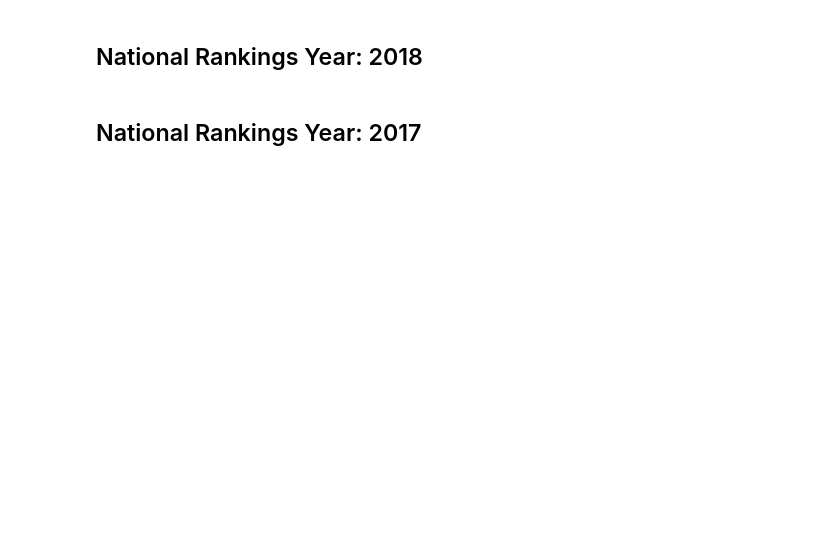
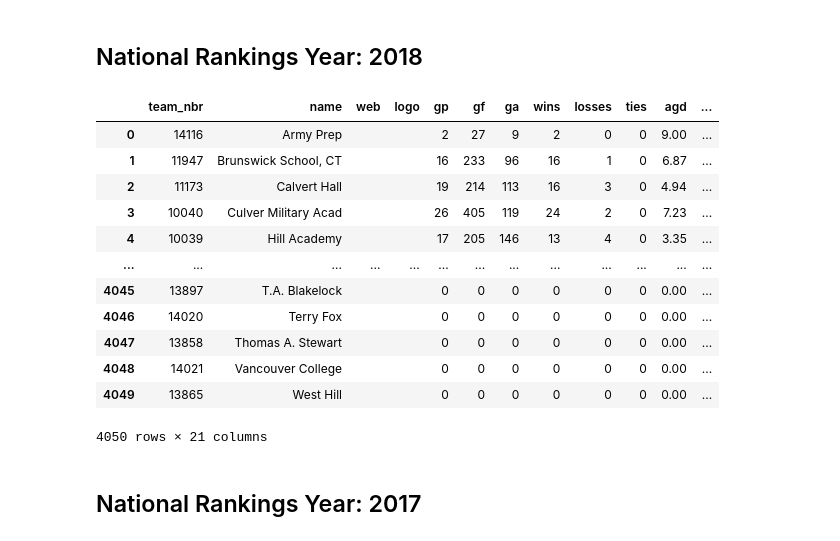
Before and after one commit to Tyost24/Capstone, a Jupyter notebook: notebooks/LaxScrape.ipynb, the cells around one changed output. Cells and saved outputs as stored; diff of their text form; code cells hidden in the pictures; blank space fills up the shorter version.

```diff
--- a/notebooks/LaxScrape.ipynb
+++ b/notebooks/LaxScrape.ipynb
@@ -38,9 +60,24 @@ df_2019.head()
 # %%
 url = 'https://www.laxnumbers.com/ratings/service'
 response = requests.get(url, params={'y': 2018, 'v': 3000})
 data = response.json()
 df_2018 = pd.DataFrame.from_dict(data, orient='columns')
-df_2018.head()
+df_2018["Year"] = 2018
+df_2018
+# %% [output]
+|  | team_nbr | name | web | logo | gp | gf | ga | wins | losses | ties | agd | ... |
+| 0 | 14116 | Army Prep |  |  | 2 | 27 | 9 | 2 | 0 | 0 | 9.00 | ... |
+| 1 | 11947 | Brunswick School, CT |  |  | 16 | 233 | 96 | 16 | 1 | 0 | 6.87 | ... |
+| 2 | 11173 | Calvert Hall |  |  | 19 | 214 | 113 | 16 | 3 | 0 | 4.94 | ... |
+| 3 | 10040 | Culver Military Acad |  |  | 26 | 405 | 119 | 24 | 2 | 0 | 7.23 | ... |
+| 4 | 10039 | Hill Academy |  |  | 17 | 205 | 146 | 13 | 4 | 0 | 3.35 | ... |
+| ... | ... | ... | ... | ... | ... | ... | ... | ... | ... | ... | ... | ... |
+| 4045 | 13897 | T.A. Blakelock |  |  | 0 | 0 | 0 | 0 | 0 | 0 | 0.00 | ... |
+| 4046 | 14020 | Terry Fox |  |  | 0 | 0 | 0 | 0 | 0 | 0 | 0.00 | ... |
+| 4047 | 13858 | Thomas A. Stewart |  |  | 0 | 0 | 0 | 0 | 0 | 0 | 0.00 | ... |
+| 4048 | 14021 | Vancouver College |  |  | 0 | 0 | 0 | 0 | 0 | 0 | 0.00 | ... |
+| 4049 | 13865 | West Hill |  |  | 0 | 0 | 0 | 0 | 0 | 0 | 0.00 | ... |
+4050 rows × 21 columns
 # %% [markdown]
 ## National Rankings Year: 2017
 # %%
```
Also changed, not shown: parts of 16 cells of this notebook.
